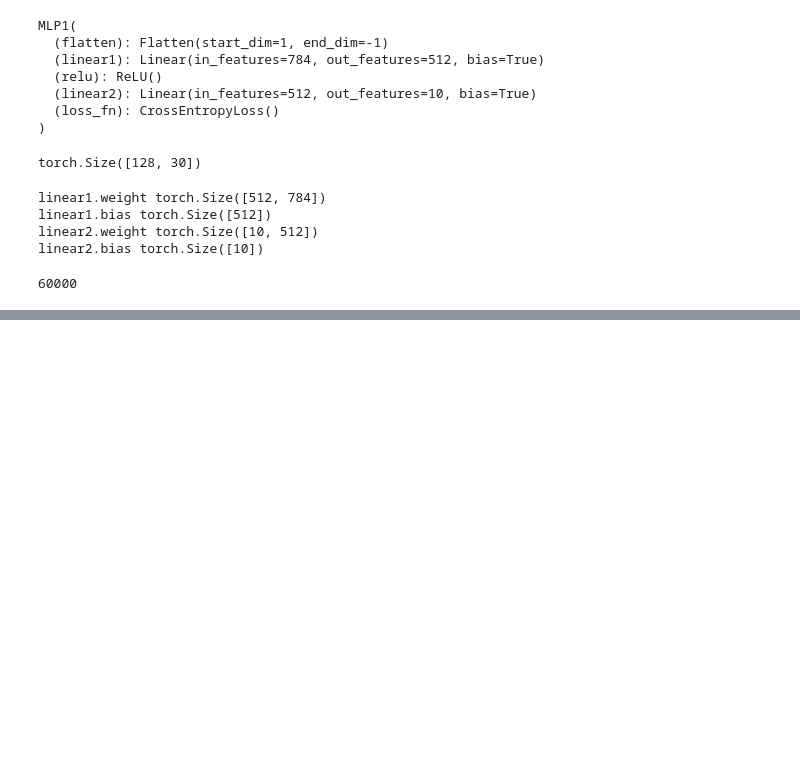
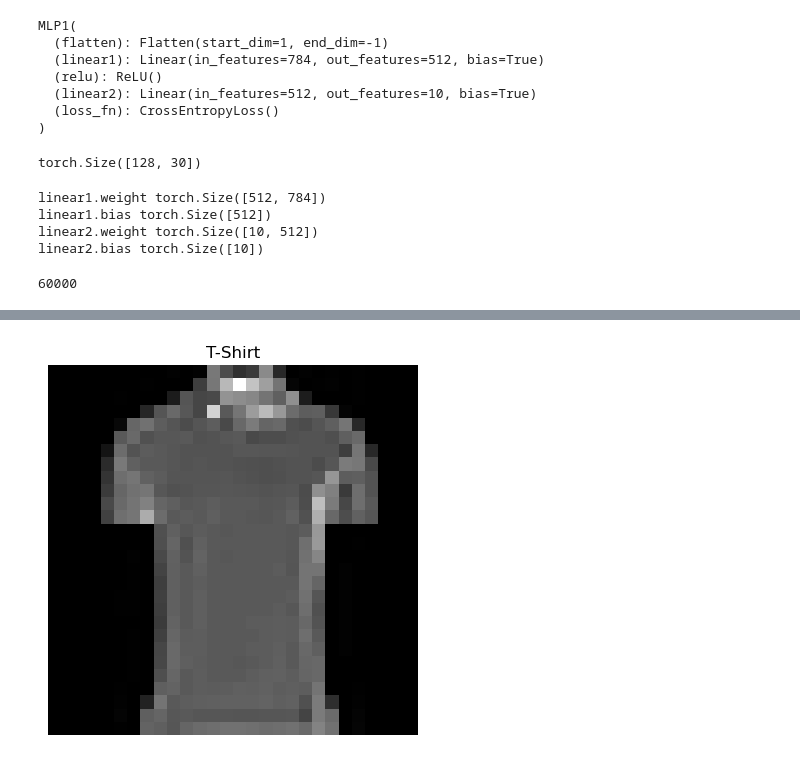
Before and after one commit to zeromh/llm_explore, a Jupyter notebook: notebooks/basic_mlp.ipynb, the cells around one changed output, grey strips where cells are left out. Cells and saved outputs as stored; diff of their text form; code cells hidden in the pictures; blank space fills up the shorter version.

```diff
--- a/notebooks/basic_mlp.ipynb
+++ b/notebooks/basic_mlp.ipynb
@@ -190,3 +273,24 @@ torch.save(model.state_dict(), Path(ROOT_DIR, "mlp1_fashionmnist.pth"))
+# %%
+labels_map = {
+    0: "T-Shirt",
+    1: "Trouser",
+    2: "Pullover",
+    3: "Dress",
+    4: "Coat",
+    5: "Sandal",
+    6: "Shirt",
+    7: "Sneaker",
+    8: "Bag",
+    9: "Ankle Boot",
+}
+ix = 48
+img, label = X[ix], int(y[ix].numpy())
+plt.title(labels_map[label])
+plt.axis("off")
+plt.imshow(img.squeeze(), cmap="gray")
+plt.show()
+# %% [output]
+[figure, added]
 # %%
 # When is it faster to send data to device? Does it matter for just
 # computing logits/loss?
```
Also changed, not shown: parts of 12 cells of this notebook.
